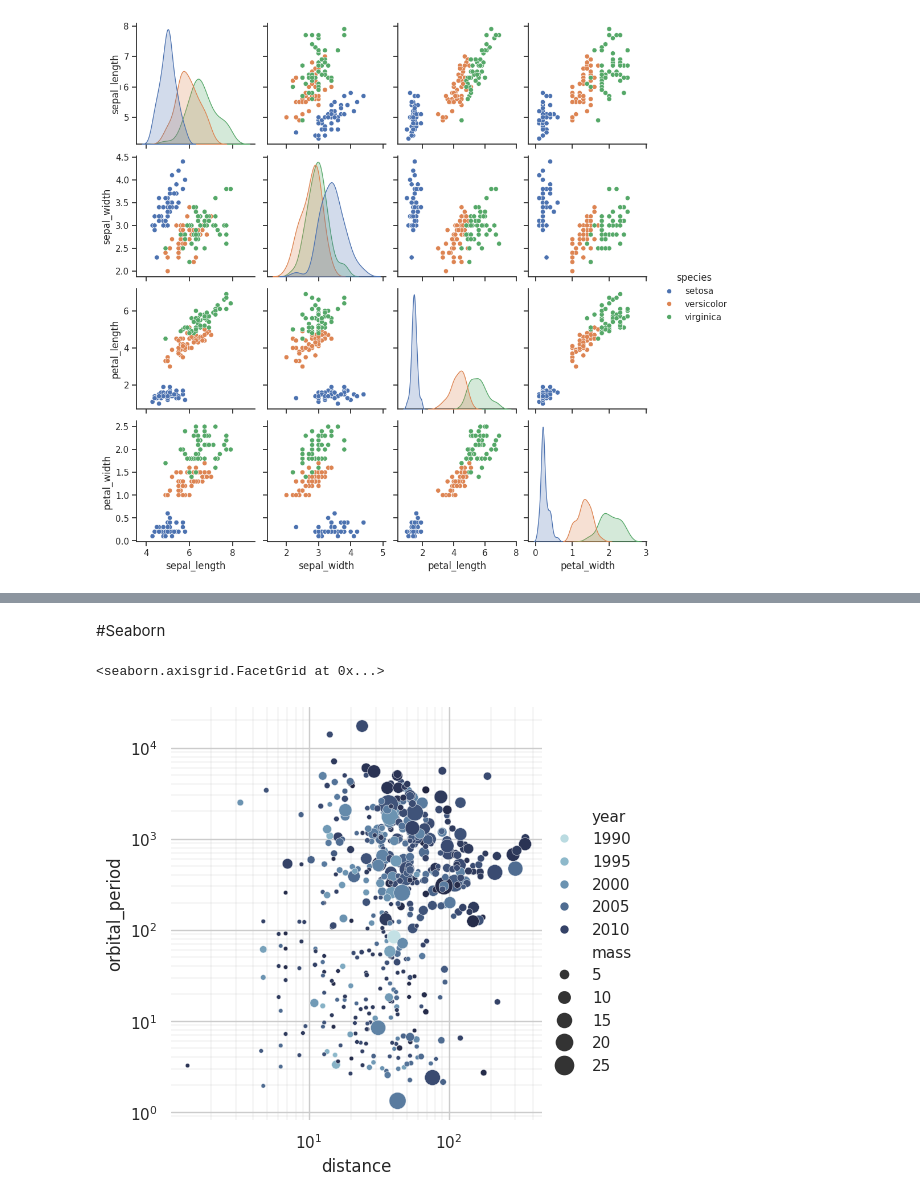
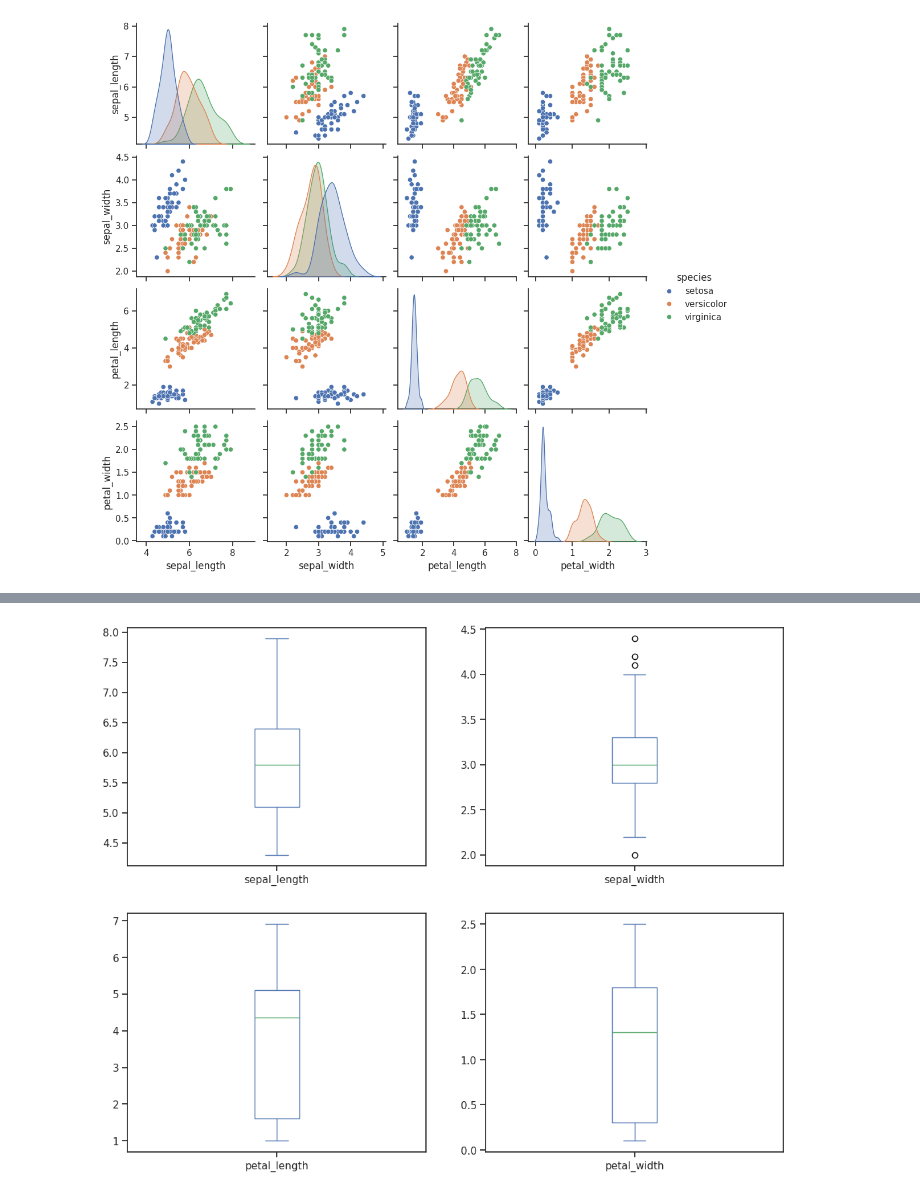
Before and after one commit to MinhQuang31751/Python, a Jupyter notebook: Data_Analytics_and_Visualization__with_Python.ipynb, the cells around one changed output, grey strips where cells are left out. Drawn from its saved outputs; the diff is of its cells as text; code cells hidden in the pictures.

```diff
--- a/Data_Analytics_and_Visualization__with_Python.ipynb
+++ b/Data_Analytics_and_Visualization__with_Python.ipynb
@@ -437,7 +497,7 @@ alt.Chart(source).transform_calculate(
 import pandas as pd # Tải thư viện pandas với tên gọi tắt pd
 
 url = "https://archive.ics.uci.edu/ml/machine-learning-databases/iris/iris.data" # Lưu địa chỉ URL của tập dữ liệu Iris
-column_names = ["sepal_length", "sepal_width", "petal_length", "petal_width", "species"] # Định nghĩa tên các cột cho DataFrame
+column_names = ["sepal_length", "sepal_width", "petal_length", "petal_width", "class"] # Định nghĩa tên các cột cho DataFrame
 
 # Đọc dữ liệu từ URL vào DataFrame, bỏ qua dòng tiêu đề gốc (header=None) và gán tên cột đã định nghĩa
 df = pd.read_csv(url, header=None, names=column_names)
@@ -486,23 +557,6 @@ plt.show() # Hiển thị biểu đồ
-# %% [markdown]
-#Seaborn
-# %%
-import seaborn as sns # Tải thư viện Seaborn với tên gọi tắt sns
-sns.set_theme(style="whitegrid") # Thiết lập chủ đề biểu đồ với nền lưới trắng
-
-# Load the example planets dataset
-planets = sns.load_dataset("planets") # Tải bộ dữ liệu mẫu về các hành tinh
-
-cmap = sns.cubehelix_palette(rot=-.2, as_cmap=True) # Tạo bảng màu
-g = sns.relplot( # Tạo biểu đồ mối quan hệ
-    data=planets, # Dữ liệu sử dụng là bộ planets
-    x="distance", y="orbital_period", # Trục x là khoảng cách, trục y là chu kỳ quỹ đạo
-    hue="year", size="mass", # Màu sắc dựa trên năm, kích thước điểm dựa trên khối lượng
-    palette=cmap, sizes=(10, 200), # Sử dụng bảng màu đã tạo và kích thước điểm từ 10 đến 200
-)
-g.set(xscale="log", yscale="log") # Thiết lập tỷ lệ log cho cả trục x và y
-g.ax.xaxis.grid(True, "minor", linewidth=.25) # Thêm lưới phụ cho trục x
-g.ax.yaxis.grid(True, "minor", linewidth=.25) # Thêm lưới phụ cho trục y
-g.despine(left=True, bottom=True) # Xóa đường viền bên trái và dưới của biểu đồ
-# %% [output]
-<seaborn.axisgrid.FacetGrid at 0x...>
-[figure, removed]
+# %%
+plt.rcParams["figure.figsize"] = (10,8) # Thiết lập kích thước của biểu đồ
+df.plot(kind='box', subplots=True, layout=(2,2), sharex=False, sharey=False) # Tạo biểu đồ hộp cho từng cột, sắp xếp thành lưới 2x2
+plt.show() # Hiển thị biểu đồ
+# %% [output]
+[figure, added]
```
Also changed, not shown: parts of 18 cells of this notebook.
